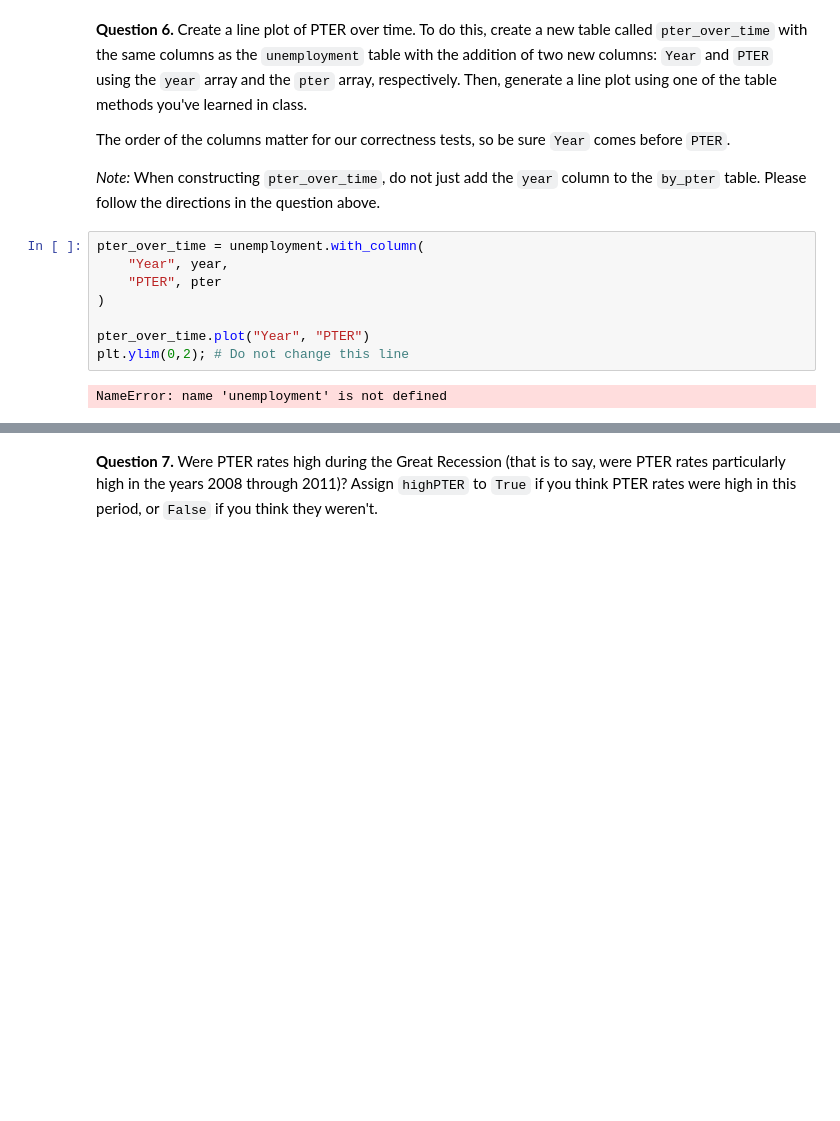
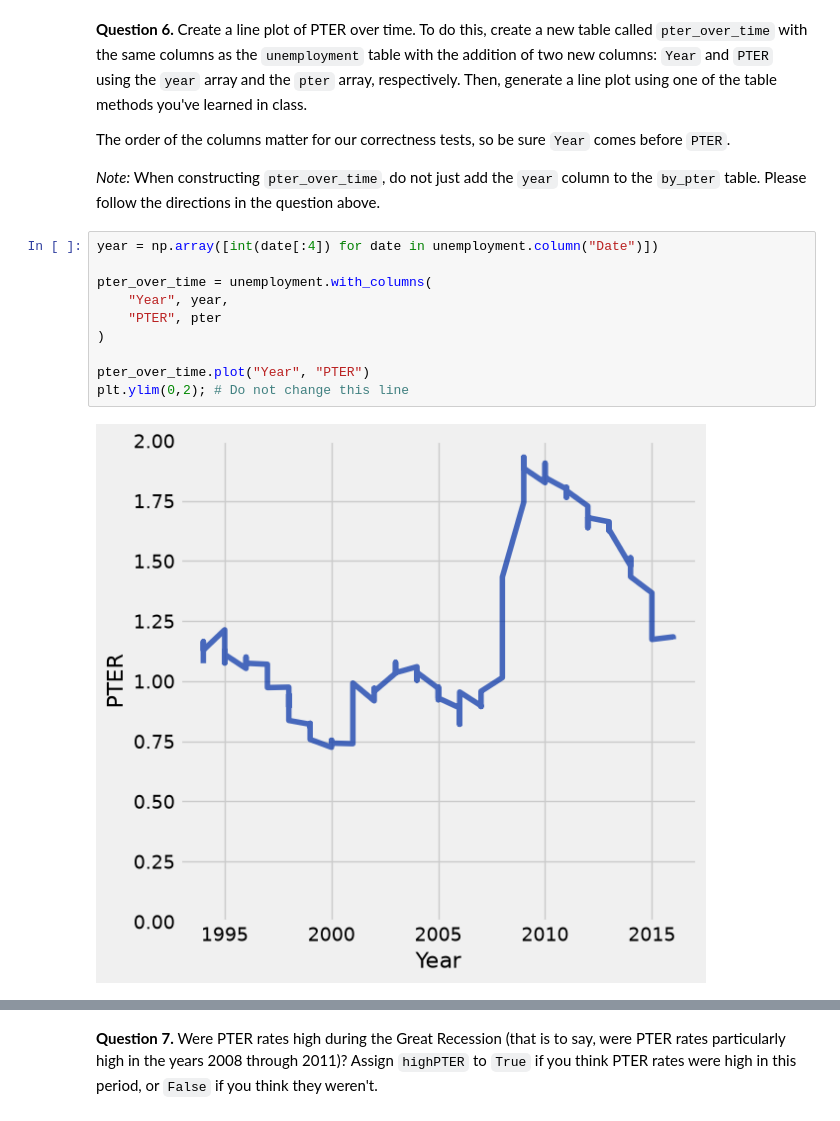
Before and after one commit to Jayden2025-code/26-fall-intro-JD, a Jupyter notebook: Homework 3/hw03.ipynb, the cells around one changed output, grey strips where cells are left out. Drawn from its saved outputs; the diff is of its cells as text; blank space fills up the shorter version.

```diff
--- a/Homework 3/hw03.ipynb
+++ b/Homework 3/hw03.ipynb
@@ -175,14 +175,16 @@ The order of the columns matter for our correctness tests, so be sure `Year` com
 
 *Note:* When constructing `pter_over_time`, do not just add the `year` column to the `by_pter` table. Please follow the directions in the question above.
 # %%
-pter_over_time = unemployment.with_column(
+year = np.array([int(date[:4]) for date in unemployment.column("Date")])
+
+pter_over_time = unemployment.with_columns(
     "Year", year,
     "PTER", pter
 )
 
 pter_over_time.plot("Year", "PTER")
 plt.ylim(0,2); # Do not change this line
 # %% [output]
-NameError: name 'unemployment' is not defined
+[figure, added]
 # %%
 grader.check("q1_6")
```
Also changed, not shown: parts of 29 cells of this notebook, 1 other file.
